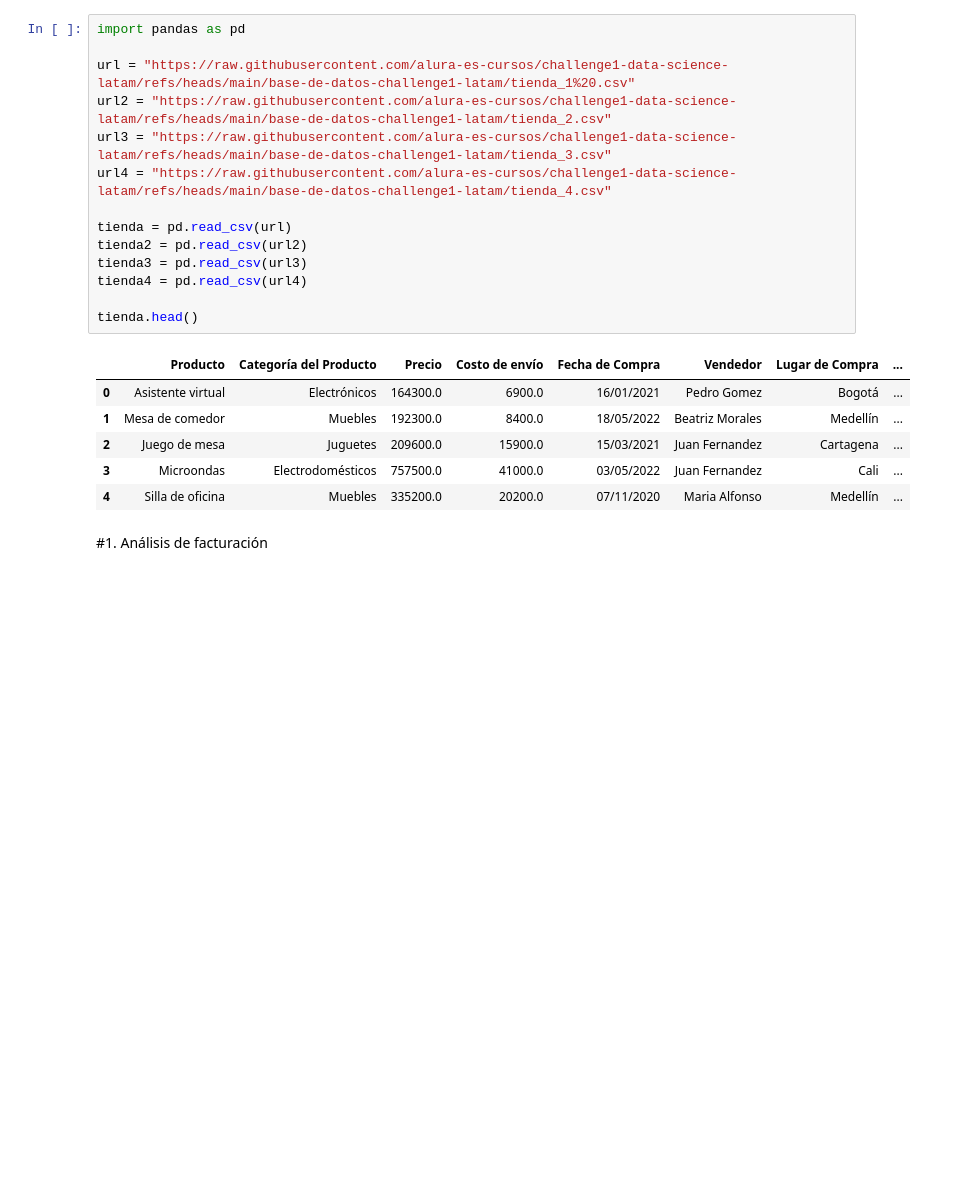
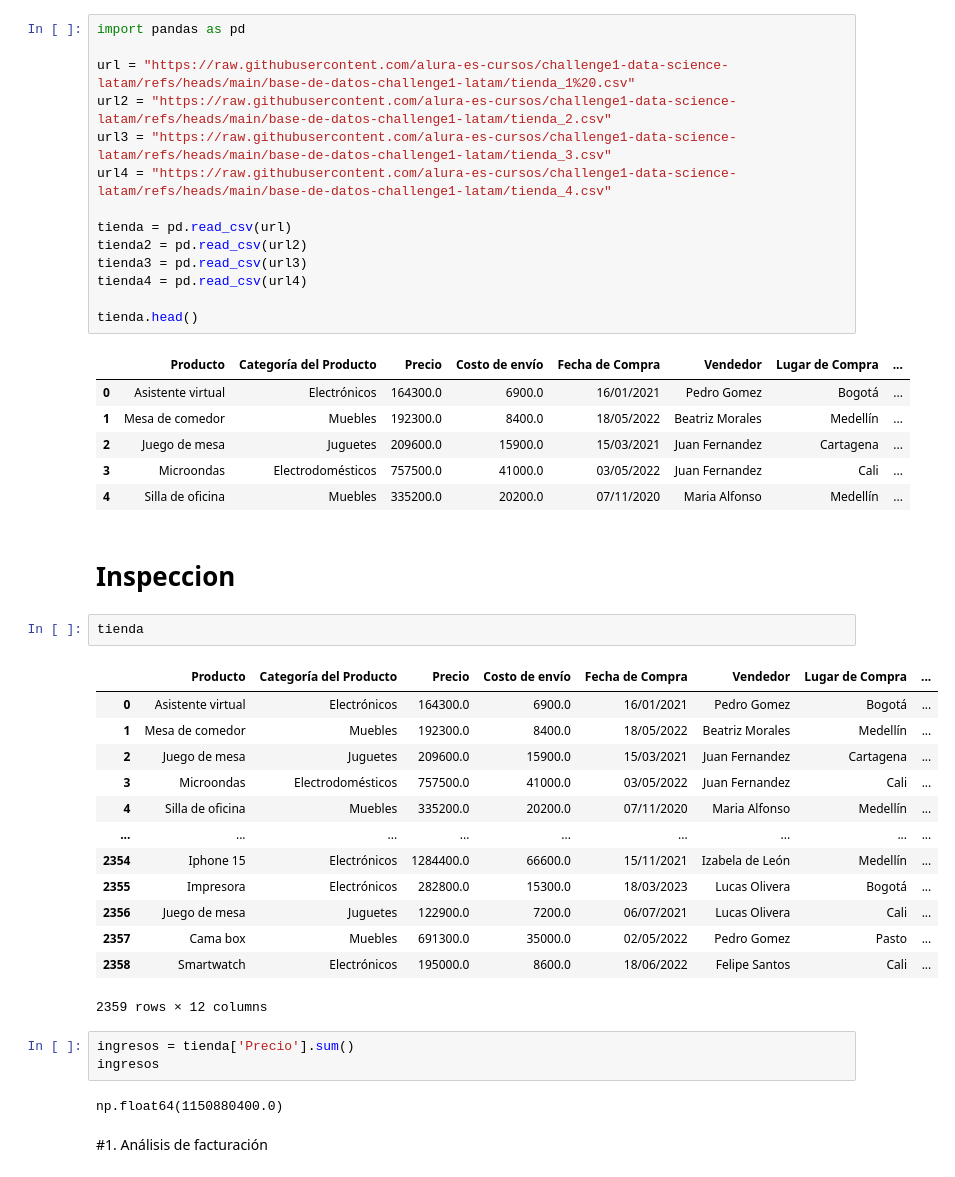
Before and after one commit to d4vid2025/challenge1-data-science-latam, a Jupyter notebook: AluraStoreLatam.ipynb, the cells around one changed output. Saved outputs shown, nothing was run; the diff lists cells and outputs as text; blank space fills up the shorter version.

```diff
--- a/AluraStoreLatam.ipynb
+++ b/AluraStoreLatam.ipynb
@@ -21,5 +21,28 @@ tienda.head()
 | 2 | Juego de mesa | Juguetes | 209600.0 | 15900.0 | 15/03/2021 | Juan Fernandez | Cartagena | ... |
 | 3 | Microondas | Electrodomésticos | 757500.0 | 41000.0 | 03/05/2022 | Juan Fernandez | Cali | ... |
 | 4 | Silla de oficina | Muebles | 335200.0 | 20200.0 | 07/11/2020 | Maria Alfonso | Medellín | ... |
+# %% [markdown]
+# Inspeccion
+# %%
+tienda
+# %% [output]
+|  | Producto | Categoría del Producto | Precio | Costo de envío | Fecha de Compra | Vendedor | Lugar de Compra | ... |
+| 0 | Asistente virtual | Electrónicos | 164300.0 | 6900.0 | 16/01/2021 | Pedro Gomez | Bogotá | ... |
+| 1 | Mesa de comedor | Muebles | 192300.0 | 8400.0 | 18/05/2022 | Beatriz Morales | Medellín | ... |
+| 2 | Juego de mesa | Juguetes | 209600.0 | 15900.0 | 15/03/2021 | Juan Fernandez | Cartagena | ... |
+| 3 | Microondas | Electrodomésticos | 757500.0 | 41000.0 | 03/05/2022 | Juan Fernandez | Cali | ... |
+| 4 | Silla de oficina | Muebles | 335200.0 | 20200.0 | 07/11/2020 | Maria Alfonso | Medellín | ... |
+| ... | ... | ... | ... | ... | ... | ... | ... | ... |
+| 2354 | Iphone 15 | Electrónicos | 1284400.0 | 66600.0 | 15/11/2021 | Izabela de León | Medellín | ... |
+| 2355 | Impresora | Electrónicos | 282800.0 | 15300.0 | 18/03/2023 | Lucas Olivera | Bogotá | ... |
+| 2356 | Juego de mesa | Juguetes | 122900.0 | 7200.0 | 06/07/2021 | Lucas Olivera | Cali | ... |
+| 2357 | Cama box | Muebles | 691300.0 | 35000.0 | 02/05/2022 | Pedro Gomez | Pasto | ... |
+| 2358 | Smartwatch | Electrónicos | 195000.0 | 8600.0 | 18/06/2022 | Felipe Santos | Cali | ... |
+2359 rows × 12 columns
+# %%
+ingresos = tienda['Precio'].sum()
+ingresos
+# %% [output]
+np.float64(1150880400.0)
 # %% [markdown]
 #1. Análisis de facturación
```
Also changed, not shown: parts of 13 cells of this notebook.
